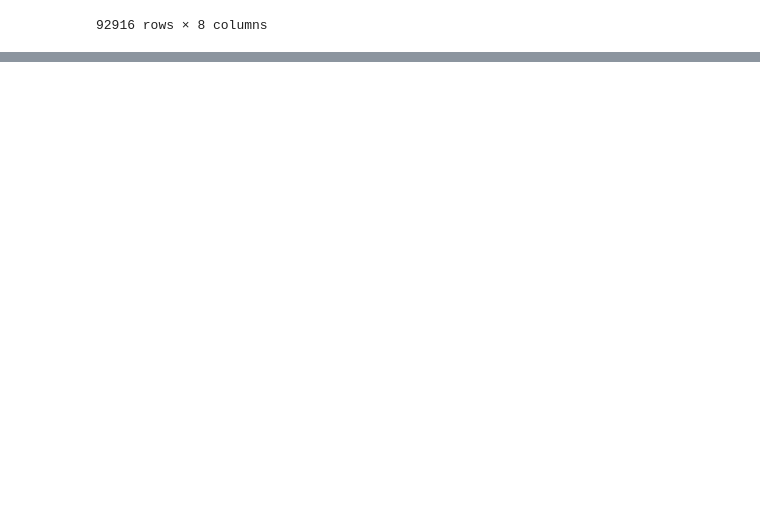
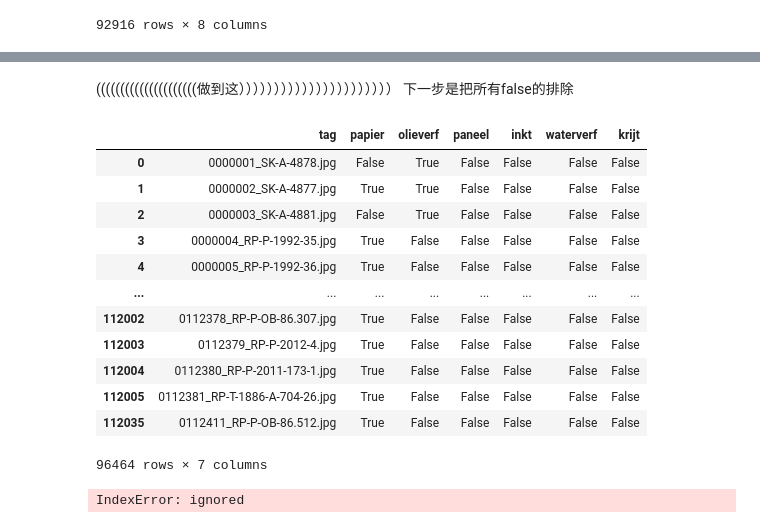
Before and after one commit to XingxinHE/Chief_Curator_Griffin, a Jupyter notebook: 02_Discover_Interesting_Data.ipynb, the cells around one changed output, grey strips where cells are left out. Saved outputs shown, nothing was run; the diff lists cells and outputs as text; code cells hidden in the pictures; blank space fills up the shorter version.

```diff
--- a/02_Discover_Interesting_Data.ipynb
+++ b/02_Discover_Interesting_Data.ipynb
@@ -1099,0 +1169,3 @@ material_single_label_df.to_csv('material_single_label_df.csv')
+# %%
+material_df = pd.read_csv('material_df.csv', index_col=0)
+material_df
@@ -1099,0 +1186,2 @@ material_single_label_df.to_csv('material_single_label_df.csv')
+# %%
+material_df.pop('format')
@@ -1099,0 +1210,7 @@ material_single_label_df.to_csv('material_single_label_df.csv')
+# %%
+other_mtl_index = []
+for column in material_df.columns[3:]: #从paper之后的油画开始
+  other_mtl_index.extend(material_df[material_df[column]==True].index)
+
+len(other_mtl_index)
+# material_df[other_mtl_index, 'papier'] = False
@@ -1099,0 +1219,2 @@ material_single_label_df.to_csv('material_single_label_df.csv')
+# %%
+material_df.iloc[other_mtl_index, 1] = False
@@ -1099,0 +1249,29 @@ material_single_label_df.to_csv('material_single_label_df.csv')
+# %% [markdown]
+(((((((((((((((((((((做到这））））））））））））））））））））））
+下一步是把所有false的排除
+# %%
+material_df
+# %% [output]
+|  | tag | papier | olieverf | paneel | inkt | waterverf | krijt |
+| 0 | 0000001_SK-A-4878.jpg | False | True | False | False | False | False |
+| 1 | 0000002_SK-A-4877.jpg | True | True | False | False | False | False |
+| 2 | 0000003_SK-A-4881.jpg | False | True | False | False | False | False |
+| 3 | 0000004_RP-P-1992-35.jpg | True | False | False | False | False | False |
+| 4 | 0000005_RP-P-1992-36.jpg | True | False | False | False | False | False |
+| ... | ... | ... | ... | ... | ... | ... | ... |
+| 112002 | 0112378_RP-P-OB-86.307.jpg | True | False | False | False | False | False |
+| 112003 | 0112379_RP-P-2012-4.jpg | True | False | False | False | False | False |
+| 112004 | 0112380_RP-P-2011-173-1.jpg | True | False | False | False | False | False |
+| 112005 | 0112381_RP-T-1886-A-704-26.jpg | True | False | False | False | False | False |
+| 112035 | 0112411_RP-P-OB-86.512.jpg | True | False | False | False | False | False |
+96464 rows × 7 columns
+# %%
+#再次检查有没有多label
+not_one_true_index = []
+for i in material_df.index:
+  if material_df.iloc[i, 1:].value_counts()[True] !=1 :
+    not_one_true_index.append(i)
+  else:
+    continue
+# %% [output]
+IndexError: ignored
```
Also changed, not shown: parts of 20 cells of this notebook.
